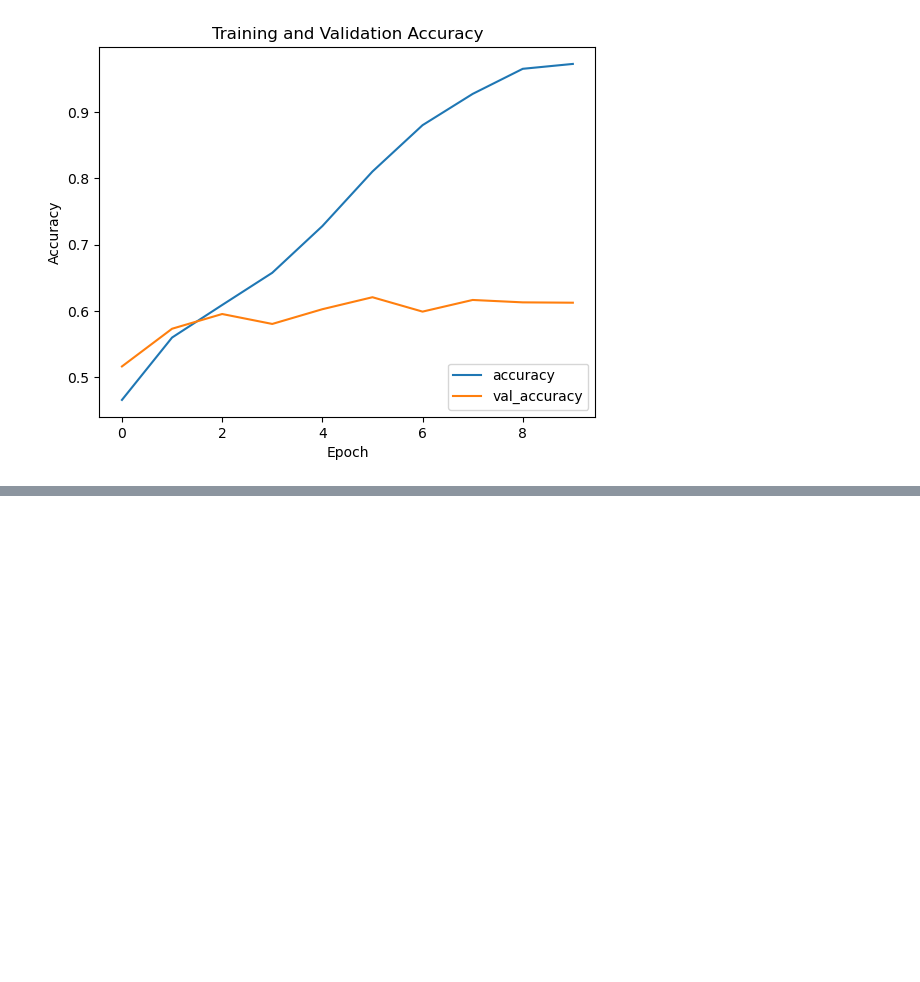
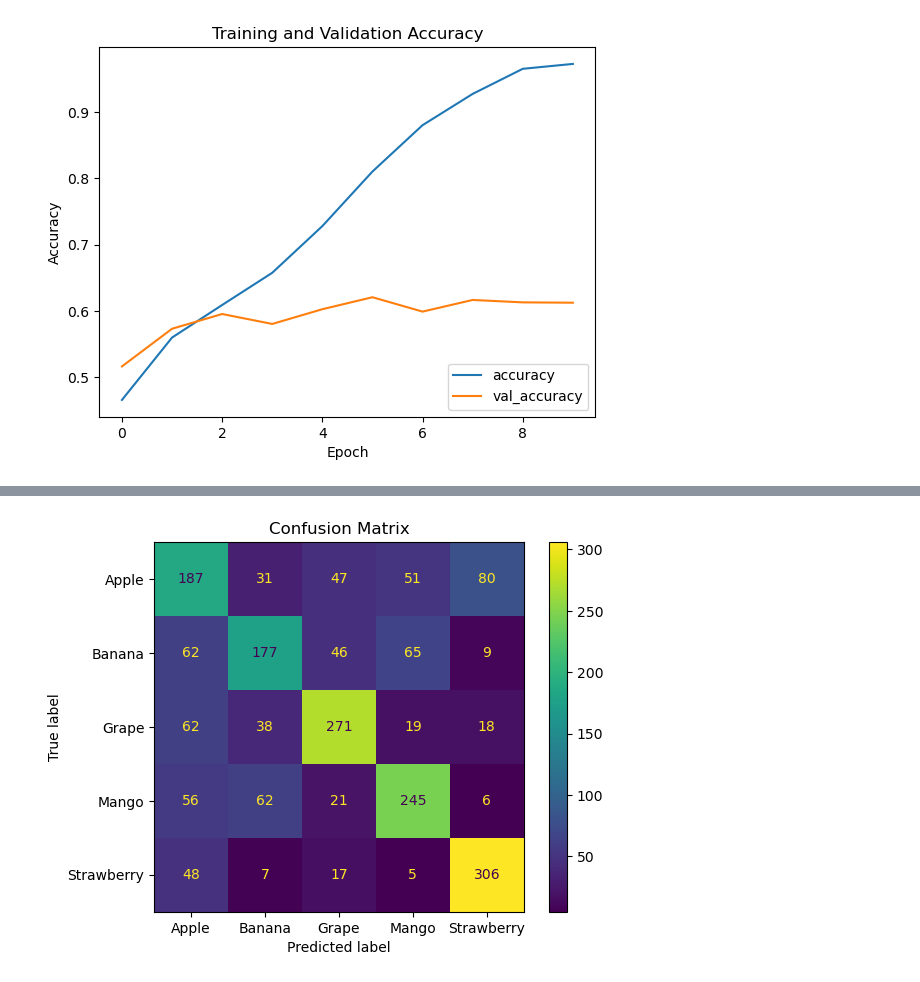
Before and after one commit to Starkilled1/fruit-classification-project, a Jupyter notebook: NeuralNetwork_script.ipynb, the cells around one changed output, grey strips where cells are left out. Drawn from its saved outputs; the diff is of its cells as text; code cells hidden in the pictures; blank space fills up the shorter version.

Commit message:
Added confusion matrix 1

```diff
--- a/NeuralNetwork_script.ipynb
+++ b/NeuralNetwork_script.ipynb
@@ -137,3 +137,14 @@ plt.savefig('Accuracy_Epoch_Graph_images/model_1')
 plt.show()
 # %% [output]
 [figure]
+# %%
+# Plot confusion matrix
+y_pred = model.predict(X_test)
+y_pred_classes = np.argmax(y_pred, axis=1)
+cm = confusion_matrix(y_test, y_pred_classes)
+cmd = ConfusionMatrixDisplay(cm, display_labels=label_encoder.classes_)
+cmd.plot()
+plt.title('Confusion Matrix')
+plt.savefig('Confusion_matrix_images/model_1')
+plt.show()
+# %% [output]
@@ -140,3 +152,4 @@ plt.show()
+[figure, added]
 # %%
 # Predict on test data
 predictions = model.predict(X_test)
```
Also changed, not shown: parts of 1 cell of this notebook, 1 other file.
